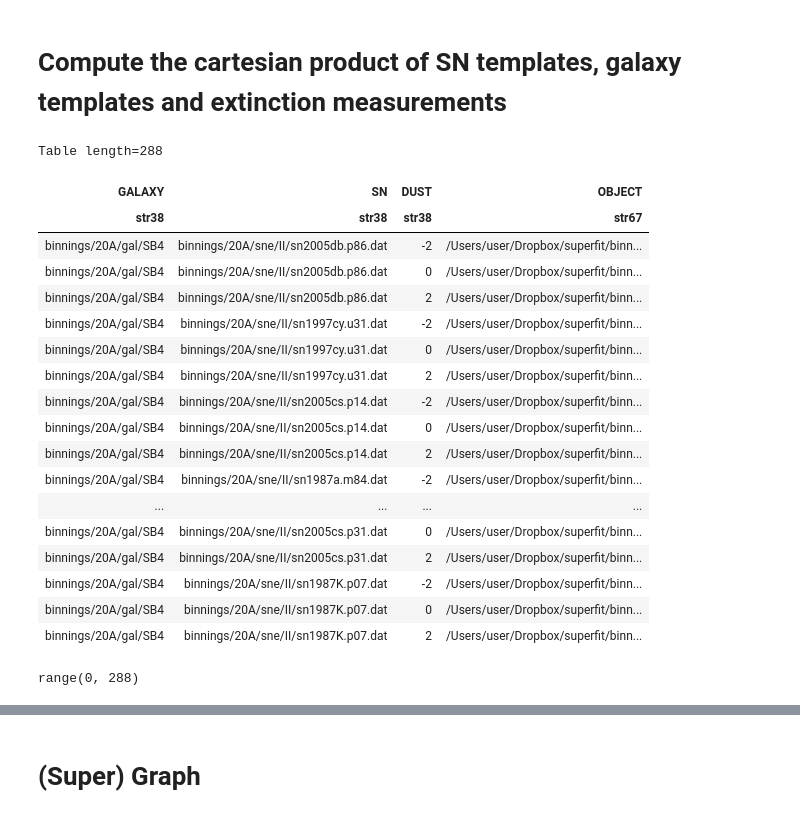
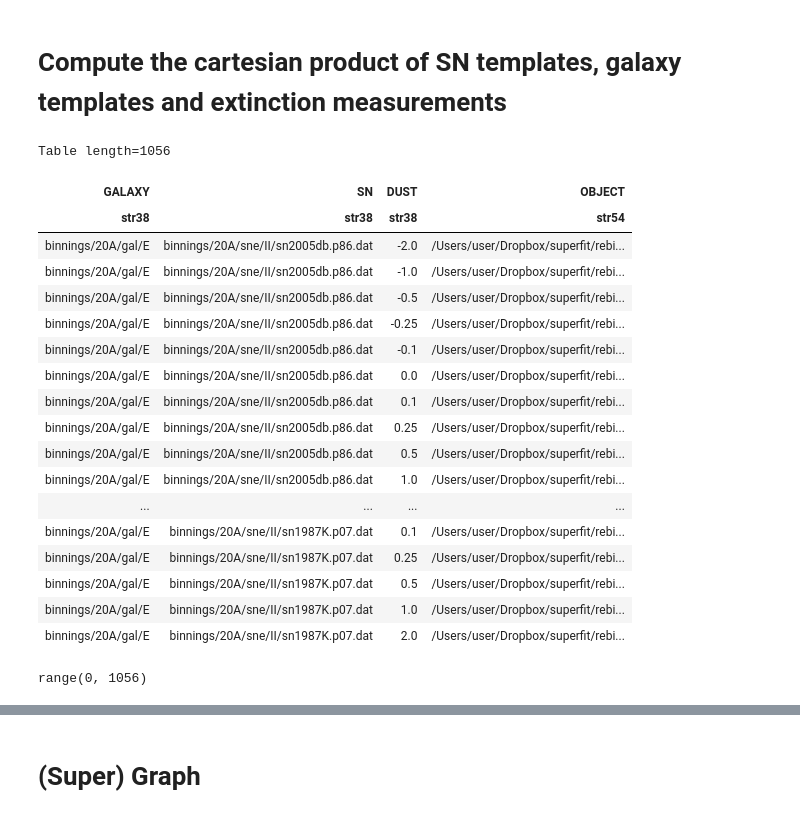
Before and after one commit to oyaron/NGSF, a Jupyter notebook: BFF.ipynb, the cells around one changed output, grey strips where cells are left out. Drawn from its saved outputs; the diff is of its cells as text; code cells hidden in the pictures.

```diff
--- a/BFF.ipynb
+++ b/BFF.ipynb
@@ -244,7 +246,7 @@ templates_sn = np.array(templates_sn)
 
 #The beginning, end, and interval for the dust are decided by the user
 
-templates_dust = np.array([-2, 0, 2])
+templates_dust = np.array([-2, -1, -0.5, -0.25, -0.1, 0, 0.1, 0.25, 0.5, 1 , 2])
 #templates_dust = np.linspace(-2,2,11)
 # %% [markdown]
 ## Truncate templates SN, HG
@@ -257,45 +259,45 @@ templates_sn_trunc = select_templates(templates_sn, ['/II/'])
 
 
 
-templates_gal_trunc = select_templates(templates_gal, ['/SB4'])
-#templates_gal_trunc = select_templates(templates_gal, ['/E','/S0','/Sa','/Sb','/SB1','/SB2','/SB3','/SB4','/SB5','/SB6','/Sc'])
+#templates_gal_trunc = select_templates(templates_gal, ['/SB4'])
+templates_gal_trunc = select_templates(templates_gal, ['/E','/S0','/Sa','/Sb','/SB1','/SB2','/SB3','/SB4','/SB5','/SB6','/Sc'])
 # %% [markdown]
 # Compute the cartesian product of SN templates, galaxy templates and extinction measurements
 # %%
 cartesian_product_all  =  cartesian_product(*[templates_gal_trunc[:1], templates_sn_trunc, templates_dust])
 cartesian_product_all  =  table.Table(cartesian_product_all, names=('GALAXY', 'SN', 'DUST'))
 
 
 # Here the user enters the template he wants to analize
-cartesian_product_all['OBJECT']=["/Users/user/Dropbox/superfit/binnings/20A/sne/II/theory99em.p30.dat"]
+cartesian_product_all['OBJECT']=["/Users/user/Dropbox/superfit/rebinned/combined/avishay"]
 
 
 cartesian_product_all
 # %% [output]
-Table length=288
+Table length=1056
 | GALAXY | SN | DUST | OBJECT |
-| str38 | str38 | str38 | str67 |
-| binnings/20A/gal/SB4 | binnings/20A/sne/II/sn2005db.p86.dat | -2 | /Users/user/Dropbox/superfit/binn... |
-| binnings/20A/gal/SB4 | binnings/20A/sne/II/sn2005db.p86.dat | 0 | /Users/user/Dropbox/superfit/binn... |
-| binnings/20A/gal/SB4 | binnings/20A/sne/II/sn2005db.p86.dat | 2 | /Users/user/Dropbox/superfit/binn... |
-| binnings/20A/gal/SB4 | binnings/20A/sne/II/sn1997cy.u31.dat | -2 | /Users/user/Dropbox/superfit/binn... |
-| binnings/20A/gal/SB4 | binnings/20A/sne/II/sn1997cy.u31.dat | 0 | /Users/user/Dropbox/superfit/binn... |
-| binnings/20A/gal/SB4 | binnings/20A/sne/II/sn1997cy.u31.dat | 2 | /Users/user/Dropbox/superfit/binn... |
-| binnings/20A/gal/SB4 | binnings/20A/sne/II/sn2005cs.p14.dat | -2 | /Users/user/Dropbox/superfit/binn... |
-| binnings/20A/gal/SB4 | binnings/20A/sne/II/sn2005cs.p14.dat | 0 | /Users/user/Dropbox/superfit/binn... |
-| binnings/20A/gal/SB4 | binnings/20A/sne/II/sn2005cs.p14.dat | 2 | /Users/user/Dropbox/superfit/binn... |
-| binnings/20A/gal/SB4 | binnings/20A/sne/II/sn1987a.m84.dat | -2 | /Users/user/Dropbox/superfit/binn... |
+| str38 | str38 | str38 | str54 |
+| binnings/20A/gal/E | binnings/20A/sne/II/sn2005db.p86.dat | -2.0 | /Users/user/Dropbox/superfit/rebi... |
+| binnings/20A/gal/E | binnings/20A/sne/II/sn2005db.p86.dat | -1.0 | /Users/user/Dropbox/superfit/rebi... |
+| binnings/20A/gal/E | binnings/20A/sne/II/sn2005db.p86.dat | -0.5 | /Users/user/Dropbox/superfit/rebi... |
+| binnings/20A/gal/E | binnings/20A/sne/II/sn2005db.p86.dat | -0.25 | /Users/user/Dropbox/superfit/rebi... |
+| binnings/20A/gal/E | binnings/20A/sne/II/sn2005db.p86.dat | -0.1 | /Users/user/Dropbox/superfit/rebi... |
+| binnings/20A/gal/E | binnings/20A/sne/II/sn2005db.p86.dat | 0.0 | /Users/user/Dropbox/superfit/rebi... |
+| binnings/20A/gal/E | binnings/20A/sne/II/sn2005db.p86.dat | 0.1 | /Users/user/Dropbox/superfit/rebi... |
+| binnings/20A/gal/E | binnings/20A/sne/II/sn2005db.p86.dat | 0.25 | /Users/user/Dropbox/superfit/rebi... |
+| binnings/20A/gal/E | binnings/20A/sne/II/sn2005db.p86.dat | 0.5 | /Users/user/Dropbox/superfit/rebi... |
+| binnings/20A/gal/E | binnings/20A/sne/II/sn2005db.p86.dat | 1.0 | /Users/user/Dropbox/superfit/rebi... |
 | ... | ... | ... | ... |
-| binnings/20A/gal/SB4 | binnings/20A/sne/II/sn2005cs.p31.dat | 0 | /Users/user/Dropbox/superfit/binn... |
-| binnings/20A/gal/SB4 | binnings/20A/sne/II/sn2005cs.p31.dat | 2 | /Users/user/Dropbox/superfit/binn... |
-| binnings/20A/gal/SB4 | binnings/20A/sne/II/sn1987K.p07.dat | -2 | /Users/user/Dropbox/superfit/binn... |
-| binnings/20A/gal/SB4 | binnings/20A/sne/II/sn1987K.p07.dat | 0 | /Users/user/Dropbox/superfit/binn... |
-| binnings/20A/gal/SB4 | binnings/20A/sne/II/sn1987K.p07.dat | 2 | /Users/user/Dropbox/superfit/binn... |
+| binnings/20A/gal/E | binnings/20A/sne/II/sn1987K.p07.dat | 0.1 | /Users/user/Dropbox/superfit/rebi... |
+| binnings/20A/gal/E | binnings/20A/sne/II/sn1987K.p07.dat | 0.25 | /Users/user/Dropbox/superfit/rebi... |
+| binnings/20A/gal/E | binnings/20A/sne/II/sn1987K.p07.dat | 0.5 | /Users/user/Dropbox/superfit/rebi... |
+| binnings/20A/gal/E | binnings/20A/sne/II/sn1987K.p07.dat | 1.0 | /Users/user/Dropbox/superfit/rebi... |
+| binnings/20A/gal/E | binnings/20A/sne/II/sn1987K.p07.dat | 2.0 | /Users/user/Dropbox/superfit/rebi... |
 # %%
 index_array=range(len(cartesian_product_all))
 index_array
 # %% [output]
-range(0, 288)
+range(0, 1056)
 # %%
 %%capture
 output=wrapper_fit(cartesian_product_all[0])
```
Also changed, not shown: parts of 5 cells of this notebook.
